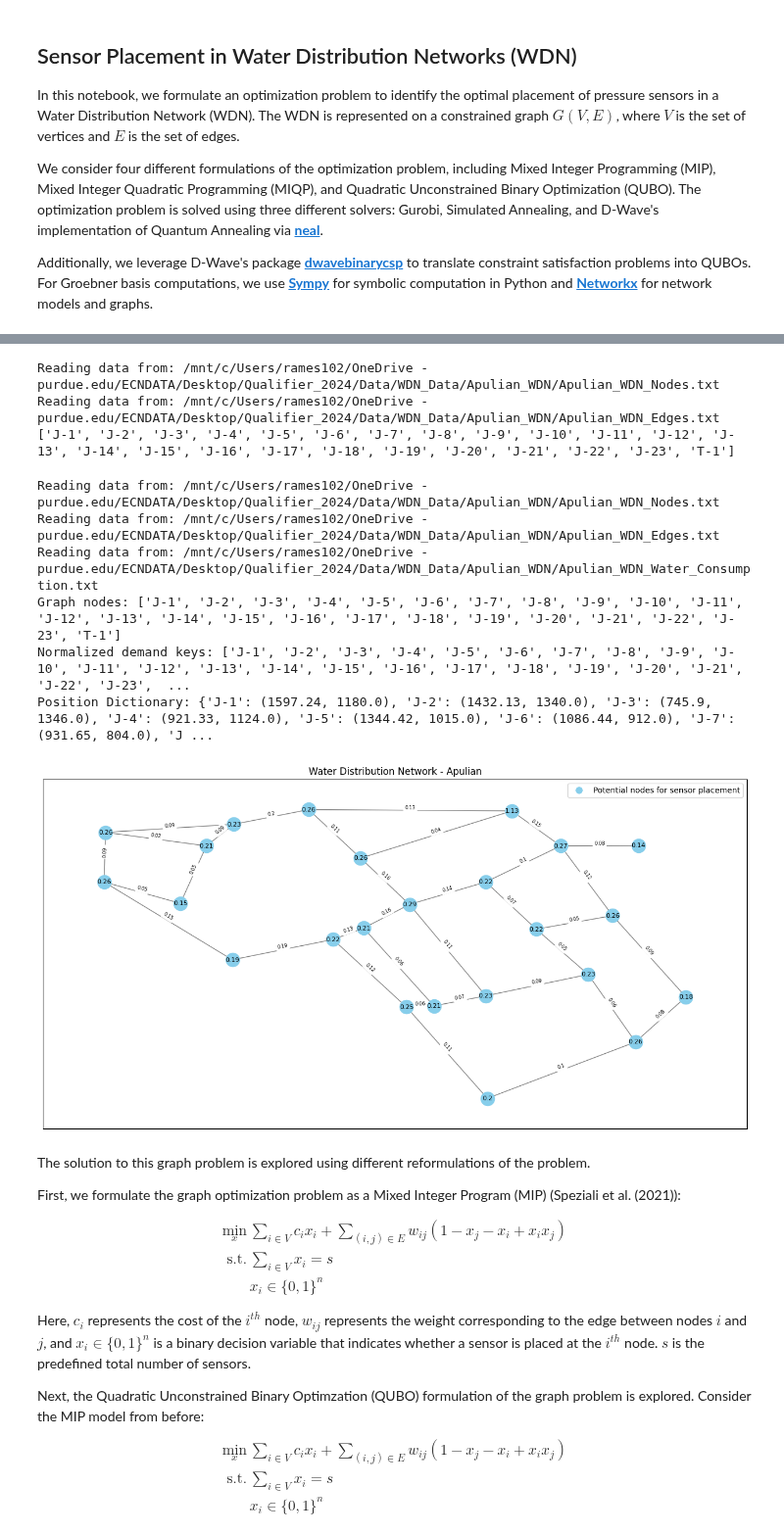
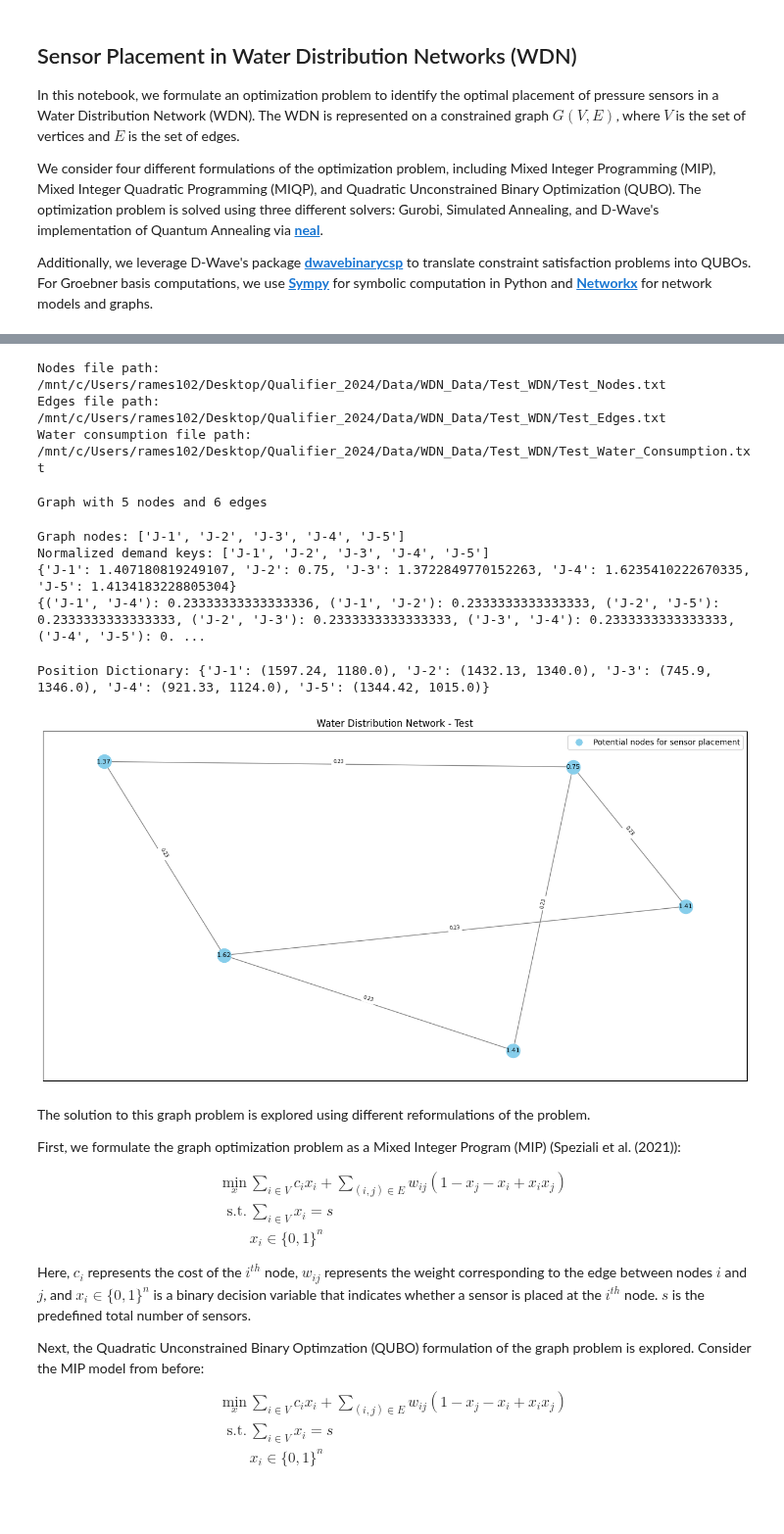
Before and after one commit to anurag-r20/WDN_Sensor_Placement, a Jupyter notebook: WDN_Sensor_Placement.ipynb, the cells around one changed output, grey strips where cells are left out. Shown at 98% size. Saved outputs shown, nothing was run; the diff lists cells and outputs as text; code cells hidden in the pictures; blank space fills up the shorter version.

Commit message:
Updated code
Documentation of functions has been added.

```diff
--- a/WDN_Sensor_Placement.ipynb
+++ b/WDN_Sensor_Placement.ipynb
@@ -175,4 +95,0 @@ def WDN_network_water_consumption(city):
-# %%
-city = "Apulian"
-WC = WDN_network_water_consumption(city)
-print("Water consumption: \n", WC)
@@ -203,0 +190,8 @@ def Construct_Graph(city):
+# %%
+base_dir = '/mnt/c/Users/rames102/Desktop/Qualifier_2024'  # relpace with correct directory in your system
+city = "Test"
+coords, edges, water_consumption = WDN_network_data(city, base_dir)
+# %% [output]
+Nodes file path: /mnt/c/Users/rames102/Desktop/Qualifier_2024/Data/WDN_Data/Test_WDN/Test_Nodes.txt
+Edges file path: /mnt/c/Users/rames102/Desktop/Qualifier_2024/Data/WDN_Data/Test_WDN/Test_Edges.txt
+Water consumption file path: /mnt/c/Users/rames102/Desktop/Qualifier_2024/Data/WDN_Data/Test_WDN/Test_Water_Consumption.txt
@@ -204,8 +236,5 @@ def Construct_Graph(city):
 # %%
-city = "Apulian"
 G = Construct_Graph(city)
-print(G.nodes())
+print(G)
 # %% [output]
-Reading data from: /mnt/c/Users/rames102/OneDrive - purdue.edu/ECNDATA/Desktop/Qualifier_2024/Data/WDN_Data/Apulian_WDN/Apulian_WDN_Nodes.txt
-Reading data from: /mnt/c/Users/rames102/OneDrive - purdue.edu/ECNDATA/Desktop/Qualifier_2024/Data/WDN_Data/Apulian_WDN/Apulian_WDN_Edges.txt
-['J-1', 'J-2', 'J-3', 'J-4', 'J-5', 'J-6', 'J-7', 'J-8', 'J-9', 'J-10', 'J-11', 'J-12', 'J-13', 'J-14', 'J-15', 'J-16', 'J-17', 'J-18', 'J-19', 'J-20', 'J-21', 'J-22', 'J-23', 'T-1']
+Graph with 5 nodes and 6 edges
@@ -254,16 +309,36 @@ def centrality(G, water_consumption):
+# %%
+VC, EB = centrality(G, water_consumption)
+print(VC)
+print(EB)
+# %% [output]
+Graph nodes: ['J-1', 'J-2', 'J-3', 'J-4', 'J-5']
+Normalized demand keys: ['J-1', 'J-2', 'J-3', 'J-4', 'J-5']
+{'J-1': 1.407180819249107, 'J-2': 0.75, 'J-3': 1.3722849770152263, 'J-4': 1.6235410222670335, 'J-5': 1.4134183228805304}
+{('J-1', 'J-4'): 0.23333333333333336, ('J-1', 'J-2'): 0.2333333333333333, ('J-2', 'J-5'): 0.2333333333333333, ('J-2', 'J-3'): 0.2333333333333333, ('J-3', 'J-4'): 0.2333333333333333, ('J-4', 'J-5'): 0. ...
 # %%
-def plot_WDN(city):
+def plot_WDN(G):
 
-    "This function is used to plot the graph of the city's WDN"
+    """Plots the graph of the city's Water Distribution Network (WDN).
 
-    G = Construct_Graph(city)
+    This function visualizes the WDN graph using NetworkX and Matplotlib. It plots nodes with their
+    positions, edges, and labels for both nodes and edges. It also includes a legend and title for the plot.
+
+    Args:
+        G (nx.Graph): A NetworkX graph object representing the water distribution network (WDN) for the city.
+
+    Returns:
+        None
+
+    Raises:
+        ValueError: If the graph `G` is None or the position dictionary is empty.
+
+    Examples:
+        >>> plot_WDN(G)
+    """
+
     if G is None:
         print(f"Graph could not be constructed for {city}.")
         return
-
-    water_consumption = WDN_network_water_consumption(city)
-
-    VC, EB = centrality(G, water_consumption)
 
     pos = nx.get_node_attributes(G, 'pos')
 
@@ -291,17 +366,11 @@ def plot_WDN(city):
 
     plt.title(f"Water Distribution Network - {city}")
     plt.show()
-# %%
-city = "Apulian"
-plot_WDN(city)
-# %% [output]
-Reading data from: /mnt/c/Users/rames102/OneDrive - purdue.edu/ECNDATA/Desktop/Qualifier_2024/Data/WDN_Data/Apulian_WDN/Apulian_WDN_Nodes.txt
-Reading data from: /mnt/c/Users/rames102/OneDrive - purdue.edu/ECNDATA/Desktop/Qualifier_2024/Data/WDN_Data/Apulian_WDN/Apulian_WDN_Edges.txt
-Reading data from: /mnt/c/Users/rames102/OneDrive - purdue.edu/ECNDATA/Desktop/Qualifier_2024/Data/WDN_Data/Apulian_WDN/Apulian_WDN_Water_Consumption.txt
-Graph nodes: ['J-1', 'J-2', 'J-3', 'J-4', 'J-5', 'J-6', 'J-7', 'J-8', 'J-9', 'J-10', 'J-11', 'J-12', 'J-13', 'J-14', 'J-15', 'J-16', 'J-17', 'J-18', 'J-19', 'J-20', 'J-21', 'J-22', 'J-23', 'T-1']
-Normalized demand keys: ['J-1', 'J-2', 'J-3', 'J-4', 'J-5', 'J-6', 'J-7', 'J-8', 'J-9', 'J-10', 'J-11', 'J-12', 'J-13', 'J-14', 'J-15', 'J-16', 'J-17', 'J-18', 'J-19', 'J-20', 'J-21', 'J-22', 'J-23',  ...
-Position Dictionary: {'J-1': (1597.24, 1180.0), 'J-2': (1432.13, 1340.0), 'J-3': (745.9, 1346.0), 'J-4': (921.33, 1124.0), 'J-5': (1344.42, 1015.0), 'J-6': (1086.44, 912.0), 'J-7': (931.65, 804.0), 'J ...
-[figure, removed]
+# %%
+plot_WDN(G)
+# %% [output]
+Position Dictionary: {'J-1': (1597.24, 1180.0), 'J-2': (1432.13, 1340.0), 'J-3': (745.9, 1346.0), 'J-4': (921.33, 1124.0), 'J-5': (1344.42, 1015.0)}
+[figure, added]
 # %% [markdown]
 The solution to this graph problem is explored using different reformulations of the problem.
 
```
Also changed, not shown: parts of 47 cells of this notebook.
